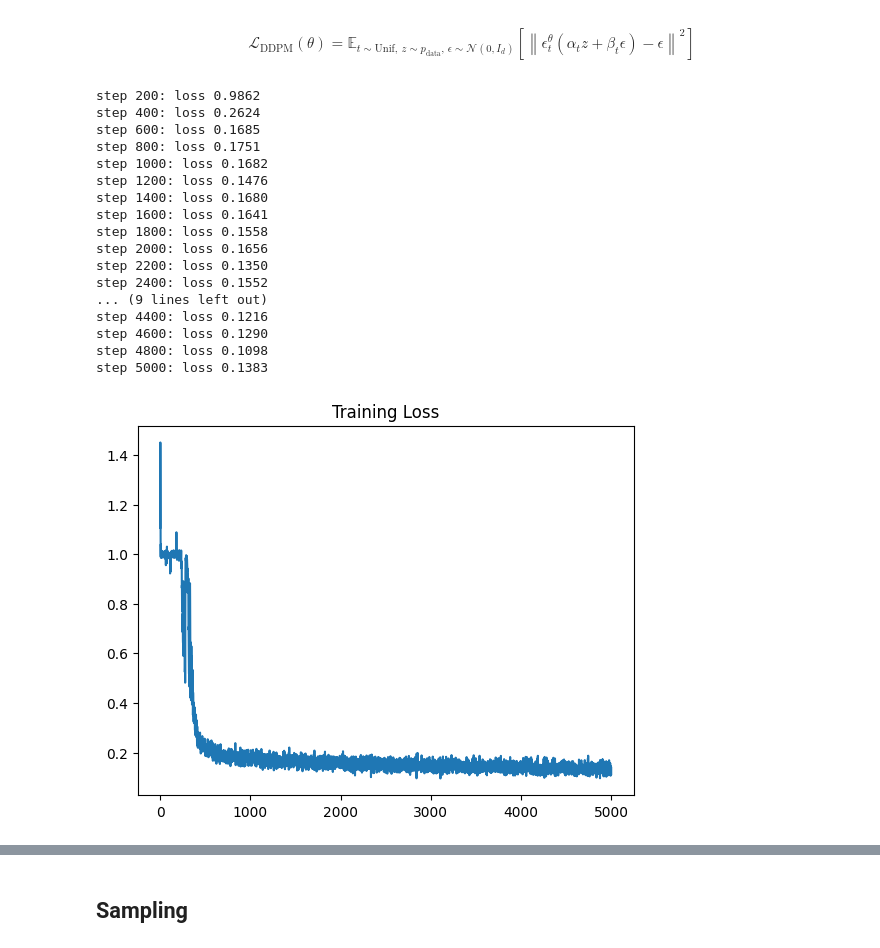
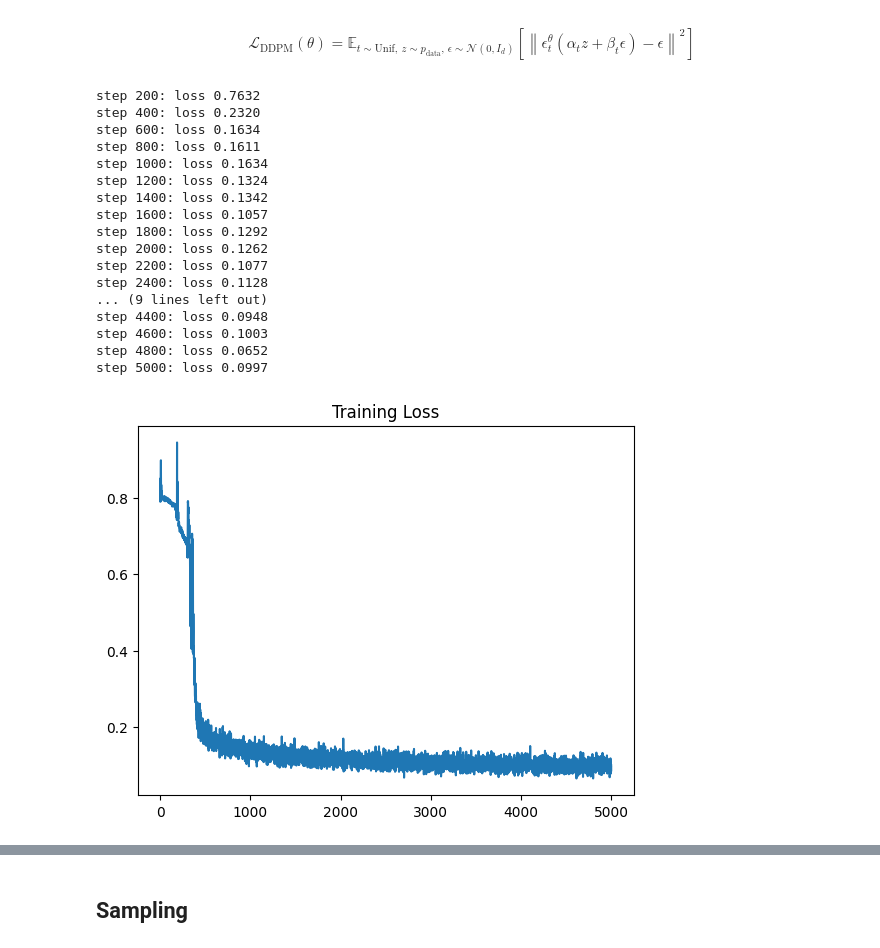
Before and after one commit to F-Fer/understanding_flow_matching, a Jupyter notebook: notebooks/diffusion_mnist.ipynb, the cells around one changed output, grey strips where cells are left out. Drawn from its saved outputs; the diff is of its cells as text; code cells hidden in the pictures.

```diff
--- a/notebooks/diffusion_mnist.ipynb
+++ b/notebooks/diffusion_mnist.ipynb
@@ -264,7 +264,7 @@ $$\mathcal{L}_{\mathrm{DDPM}}(\theta)
 = \mathbb{E}_{t \sim \mathrm{Unif},\, z \sim p_{\mathrm{data}},\, \epsilon \sim \mathcal{N}(0, I_d)}
 \left[ \left\| \epsilon_t^{\theta}(\alpha_t z + \beta_t \epsilon) - \epsilon \right\|^2 \right]$$
 # %%
-T = 100 # number of diffusion steps
+T = 1000 # number of diffusion steps
 beta_start, beta_end = 1e-4, 2e-2
 
 def make_linear_beta_schedule(T, beta_start, beta_end, device):
@@ -293,51 +293,52 @@ def batch(x0: torch.Tensor, labels: torch.Tensor) -> tuple[torch.Tensor, torch.T
     sqrt_one_ma = torch.sqrt(1.0 - abar_k).view(-1, 1, 1, 1)
     xt = sqrt_abar * x0 + sqrt_one_ma * gaussian_noise
     t  = (k.float() + 1) / T # normalize to (0,1]; use k/T if you prefer [0,1)
     return xt, t, gaussian_noise, labels
 
 model.train()
 losses = []
 steps = 5_000
 loader_iter = iter(train_dataloader)
 for step in range(1, steps+1):
     try:
         x0, labels = next(loader_iter)
     except StopIteration:
         loader_iter = iter(train_dataloader)
         x0, labels = next(loader_iter)
     xt, t, target_v, y0 = batch(x0, labels)
     pred_v = model(xt, t, y0)
-    loss = F.mse_loss(pred_v, target_v)
+    # Mean Absolute Error
+    loss = torch.nn.L1Loss()(pred_v, target_v)
     opt.zero_grad(set_to_none=True)
     loss.backward()
     opt.step()
     losses.append(loss.item())
     if step % 200 == 0:
         print(f"step {step}: loss {loss.item():.4f}")
 
 plt.figure()
 plt.plot(losses)
 plt.title("Training Loss")
 plt.show()
 # %% [output]
-step 200: loss 0.9862
-step 400: loss 0.2624
-step 600: loss 0.1685
-step 800: loss 0.1751
-step 1000: loss 0.1682
-step 1200: loss 0.1476
-step 1400: loss 0.1680
-step 1600: loss 0.1641
-step 1800: loss 0.1558
-step 2000: loss 0.1656
-step 2200: loss 0.1350
-step 2400: loss 0.1552
+step 200: loss 0.7632
+step 400: loss 0.2320
+step 600: loss 0.1634
+step 800: loss 0.1611
+step 1000: loss 0.1634
+step 1200: loss 0.1324
+step 1400: loss 0.1342
+step 1600: loss 0.1057
+step 1800: loss 0.1292
+step 2000: loss 0.1262
+step 2200: loss 0.1077
+step 2400: loss 0.1128
 ... (9 lines left out)
-step 4400: loss 0.1216
-step 4600: loss 0.1290
-step 4800: loss 0.1098
-step 5000: loss 0.1383
+step 4400: loss 0.0948
+step 4600: loss 0.1003
+step 4800: loss 0.0652
+step 5000: loss 0.0997
-[figure, old version]
+[figure, new version]
 # %%
 # Plot abar
 plt.figure()
```
Also changed, not shown: parts of 4 cells of this notebook.
